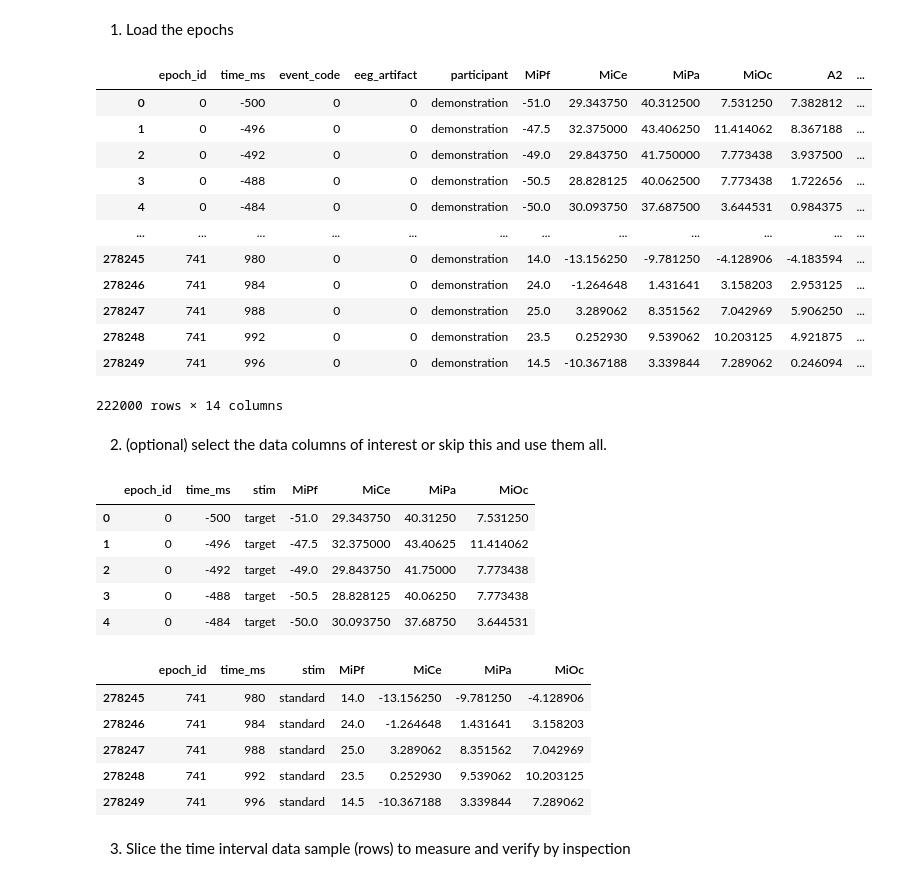
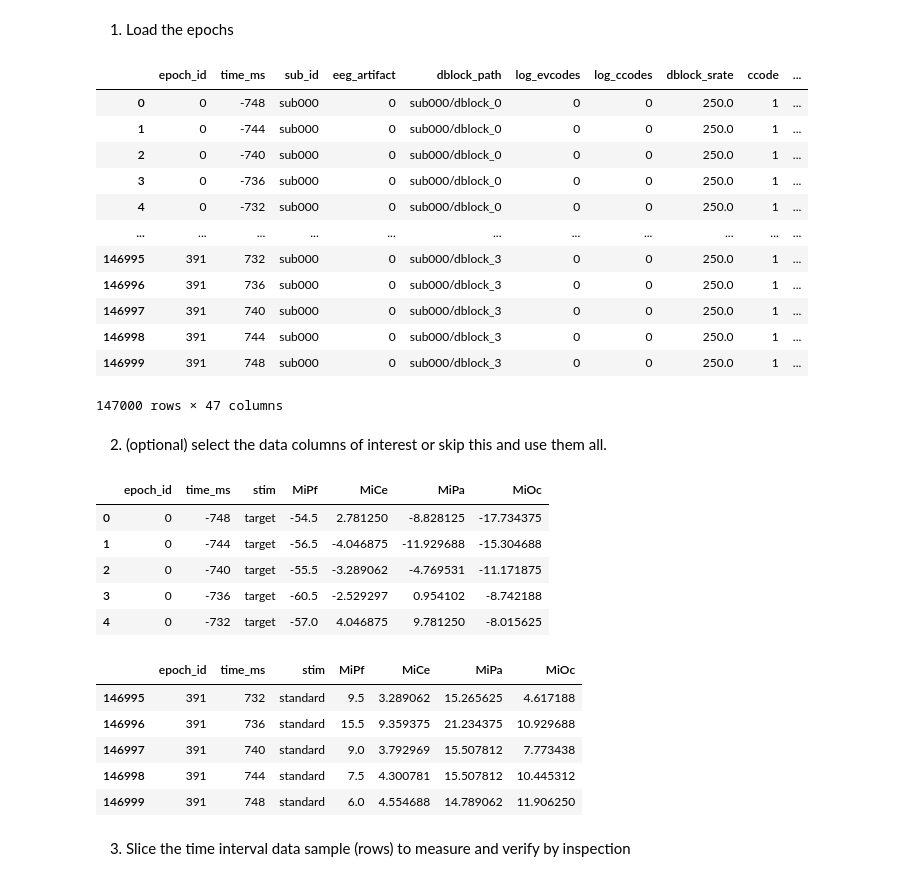
Before and after one commit to turbach/spudtr, a Jupyter notebook: docs/user_guide/gallery/gallery.ipynb, the cells around one changed output. Drawn from its saved outputs; the diff is of its cells as text; code cells hidden in the pictures.

```diff
--- a/docs/user_guide/gallery/gallery.ipynb
+++ b/docs/user_guide/gallery/gallery.ipynb
@@ -110,28 +109,25 @@ Example: single trial mean amplitude
 # %% [markdown]
 1. Load the epochs
 # %%
-import pandas as pd
-from spudtr import epf, DATA_DIR, P3_F
-
 eeg_channels = ["MiPf", "MiCe", "MiPa", "MiOc"]
 
-epochs_df = pd.read_hdf(DATA_DIR / P3_F, key="p3").query('stim in ["target", "standard"]')
+epochs_df = get_demo_df(P3_1500_FEATHER).query('stim in ["target", "standard"]')
 epf.check_epochs(epochs_df, eeg_channels, epoch_id="epoch_id", time="time_ms")
 epochs_df
 # %% [output]
-|  | epoch_id | time_ms | event_code | eeg_artifact | participant | MiPf | MiCe | MiPa | MiOc | A2 | ... |
-| 0 | 0 | -500 | 0 | 0 | demonstration | -51.0 | 29.343750 | 40.312500 | 7.531250 | 7.382812 | ... |
-| 1 | 0 | -496 | 0 | 0 | demonstration | -47.5 | 32.375000 | 43.406250 | 11.414062 | 8.367188 | ... |
-| 2 | 0 | -492 | 0 | 0 | demonstration | -49.0 | 29.843750 | 41.750000 | 7.773438 | 3.937500 | ... |
-| 3 | 0 | -488 | 0 | 0 | demonstration | -50.5 | 28.828125 | 40.062500 | 7.773438 | 1.722656 | ... |
-| 4 | 0 | -484 | 0 | 0 | demonstration | -50.0 | 30.093750 | 37.687500 | 3.644531 | 0.984375 | ... |
-| ... | ... | ... | ... | ... | ... | ... | ... | ... | ... | ... | ... |
-| 278245 | 741 | 980 | 0 | 0 | demonstration | 14.0 | -13.156250 | -9.781250 | -4.128906 | -4.183594 | ... |
-| 278246 | 741 | 984 | 0 | 0 | demonstration | 24.0 | -1.264648 | 1.431641 | 3.158203 | 2.953125 | ... |
-| 278247 | 741 | 988 | 0 | 0 | demonstration | 25.0 | 3.289062 | 8.351562 | 7.042969 | 5.906250 | ... |
-| 278248 | 741 | 992 | 0 | 0 | demonstration | 23.5 | 0.252930 | 9.539062 | 10.203125 | 4.921875 | ... |
-| 278249 | 741 | 996 | 0 | 0 | demonstration | 14.5 | -10.367188 | 3.339844 | 7.289062 | 0.246094 | ... |
+|  | epoch_id | time_ms | sub_id | eeg_artifact | dblock_path | log_evcodes | log_ccodes | dblock_srate | ccode | ... |
+| 0 | 0 | -748 | sub000 | 0 | sub000/dblock_0 | 0 | 0 | 250.0 | 1 | ... |
+| 1 | 0 | -744 | sub000 | 0 | sub000/dblock_0 | 0 | 0 | 250.0 | 1 | ... |
+| 2 | 0 | -740 | sub000 | 0 | sub000/dblock_0 | 0 | 0 | 250.0 | 1 | ... |
+| 3 | 0 | -736 | sub000 | 0 | sub000/dblock_0 | 0 | 0 | 250.0 | 1 | ... |
+| 4 | 0 | -732 | sub000 | 0 | sub000/dblock_0 | 0 | 0 | 250.0 | 1 | ... |
+| ... | ... | ... | ... | ... | ... | ... | ... | ... | ... | ... |
+| 146995 | 391 | 732 | sub000 | 0 | sub000/dblock_3 | 0 | 0 | 250.0 | 1 | ... |
+| 146996 | 391 | 736 | sub000 | 0 | sub000/dblock_3 | 0 | 0 | 250.0 | 1 | ... |
+| 146997 | 391 | 740 | sub000 | 0 | sub000/dblock_3 | 0 | 0 | 250.0 | 1 | ... |
+| 146998 | 391 | 744 | sub000 | 0 | sub000/dblock_3 | 0 | 0 | 250.0 | 1 | ... |
+| 146999 | 391 | 748 | sub000 | 0 | sub000/dblock_3 | 0 | 0 | 250.0 | 1 | ... |
-222000 rows × 14 columns
+147000 rows × 47 columns
 # %% [markdown]
 2. (optional) select the data columns of interest or skip this and use them all.
 # %%
@@ -142,17 +138,17 @@ display(mid.head())
 display(mid.tail())
 # %% [output]
 |  | epoch_id | time_ms | stim | MiPf | MiCe | MiPa | MiOc |
-| 0 | 0 | -500 | target | -51.0 | 29.343750 | 40.31250 | 7.531250 |
-| 1 | 0 | -496 | target | -47.5 | 32.375000 | 43.40625 | 11.414062 |
-| 2 | 0 | -492 | target | -49.0 | 29.843750 | 41.75000 | 7.773438 |
-| 3 | 0 | -488 | target | -50.5 | 28.828125 | 40.06250 | 7.773438 |
-| 4 | 0 | -484 | target | -50.0 | 30.093750 | 37.68750 | 3.644531 |
+| 0 | 0 | -748 | target | -54.5 | 2.781250 | -8.828125 | -17.734375 |
+| 1 | 0 | -744 | target | -56.5 | -4.046875 | -11.929688 | -15.304688 |
+| 2 | 0 | -740 | target | -55.5 | -3.289062 | -4.769531 | -11.171875 |
+| 3 | 0 | -736 | target | -60.5 | -2.529297 | 0.954102 | -8.742188 |
+| 4 | 0 | -732 | target | -57.0 | 4.046875 | 9.781250 | -8.015625 |
 |  | epoch_id | time_ms | stim | MiPf | MiCe | MiPa | MiOc |
-| 278245 | 741 | 980 | standard | 14.0 | -13.156250 | -9.781250 | -4.128906 |
-| 278246 | 741 | 984 | standard | 24.0 | -1.264648 | 1.431641 | 3.158203 |
-| 278247 | 741 | 988 | standard | 25.0 | 3.289062 | 8.351562 | 7.042969 |
-| 278248 | 741 | 992 | standard | 23.5 | 0.252930 | 9.539062 | 10.203125 |
-| 278249 | 741 | 996 | standard | 14.5 | -10.367188 | 3.339844 | 7.289062 |
+| 146995 | 391 | 732 | standard | 9.5 | 3.289062 | 15.265625 | 4.617188 |
+| 146996 | 391 | 736 | standard | 15.5 | 9.359375 | 21.234375 | 10.929688 |
+| 146997 | 391 | 740 | standard | 9.0 | 3.792969 | 15.507812 | 7.773438 |
+| 146998 | 391 | 744 | standard | 7.5 | 4.300781 | 15.507812 | 10.445312 |
+| 146999 | 391 | 748 | standard | 6.0 | 4.554688 | 14.789062 | 11.906250 |
 # %% [markdown]
 3. Slice the time interval data sample (rows) to measure and verify by inspection
 # %%
```
Also changed, not shown: parts of 7 cells of this notebook, 13 other files.
